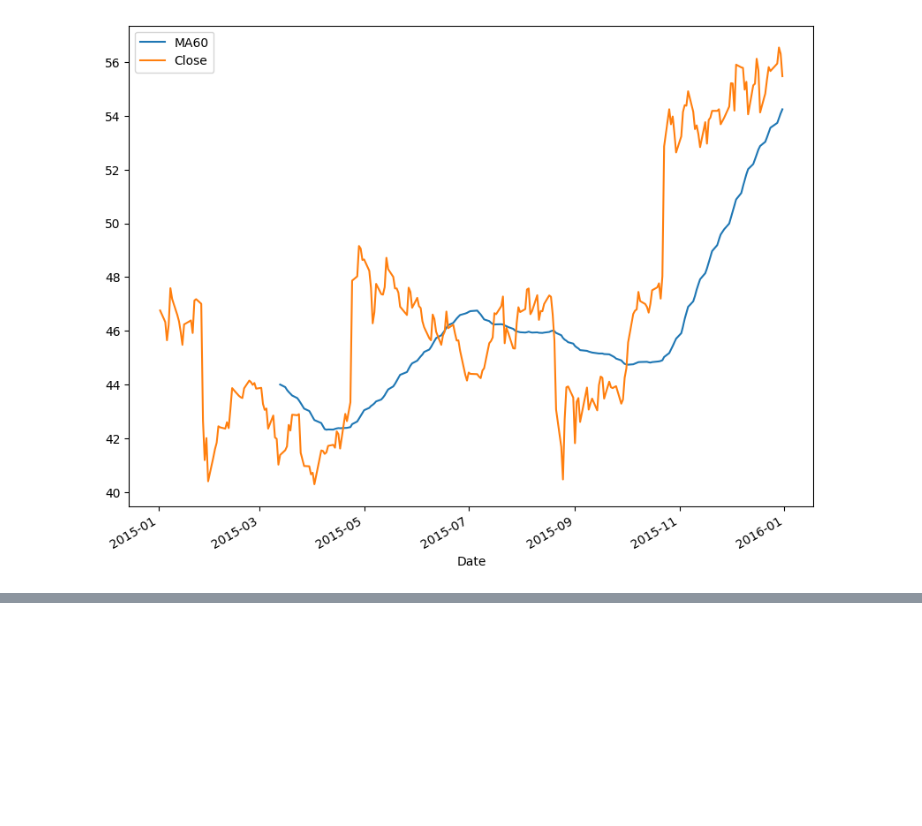
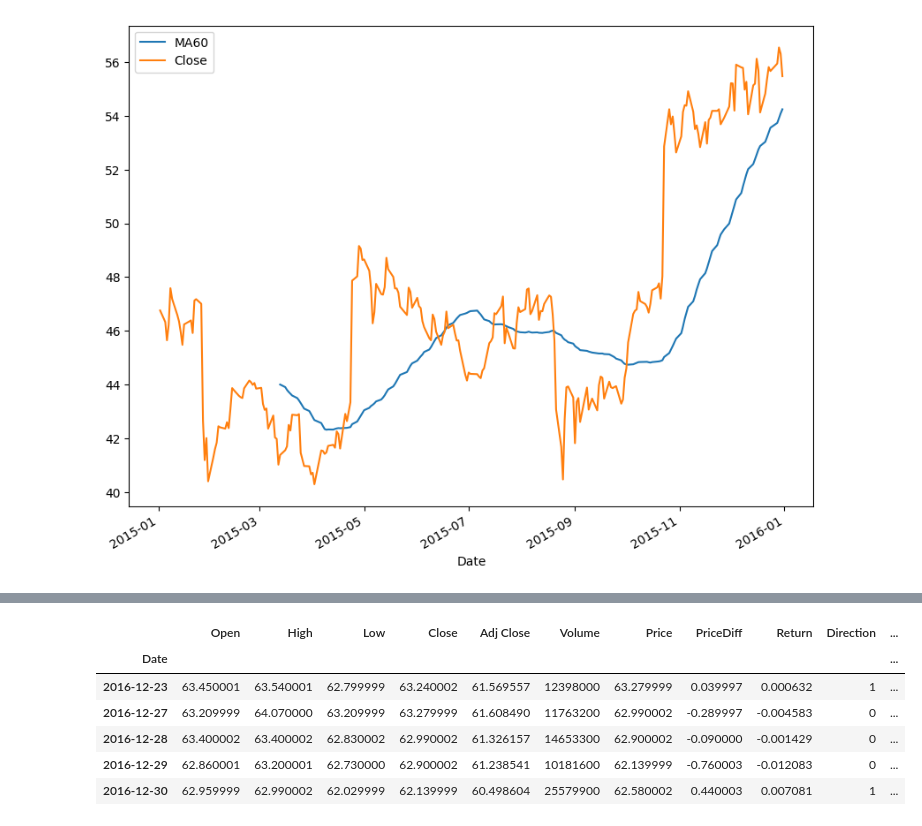
Before and after one commit to CheropS/Visualization-stock-prices, a Jupyter notebook: microsoft.ipynb, the cells around one changed output, grey strips where cells are left out. Cells and saved outputs as stored; diff of their text form; code cells hidden in the pictures; blank space fills up the shorter version.

```diff
--- a/microsoft.ipynb
+++ b/microsoft.ipynb
@@ -163,0 +180,12 @@ plt.show()
+# %%
+#Daily profit
+ms['Close1'] = ms['Close'].shift(-1)
+ms.iloc[500:505, :]
+# %% [output]
+|  | Open | High | Low | Close | Adj Close | Volume | Price | PriceDiff | Return | Direction | ... |
+| Date |  |  |  |  |  |  |  |  |  |  | ... |
+| 2016-12-23 | 63.450001 | 63.540001 | 62.799999 | 63.240002 | 61.569557 | 12398000 | 63.279999 | 0.039997 | 0.000632 | 1 | ... |
+| 2016-12-27 | 63.209999 | 64.070000 | 63.209999 | 63.279999 | 61.608490 | 11763200 | 62.990002 | -0.289997 | -0.004583 | 0 | ... |
+| 2016-12-28 | 63.400002 | 63.400002 | 62.830002 | 62.990002 | 61.326157 | 14653300 | 62.900002 | -0.090000 | -0.001429 | 0 | ... |
+| 2016-12-29 | 62.860001 | 63.200001 | 62.730000 | 62.900002 | 61.238541 | 10181600 | 62.139999 | -0.760003 | -0.012083 | 0 | ... |
+| 2016-12-30 | 62.959999 | 62.990002 | 62.029999 | 62.139999 | 60.498604 | 25579900 | 62.580002 | 0.440003 | 0.007081 | 1 | ... |
```
Also changed, not shown: parts of 5 cells of this notebook.
